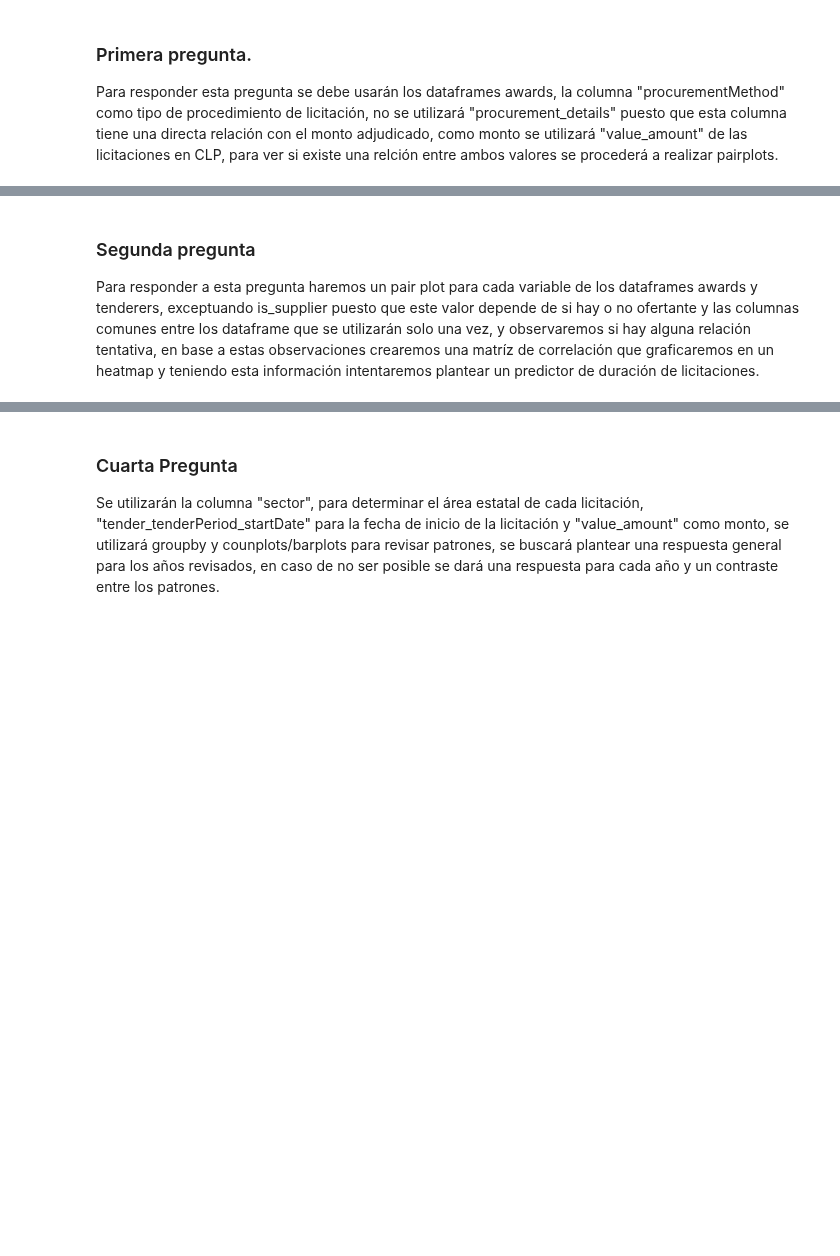
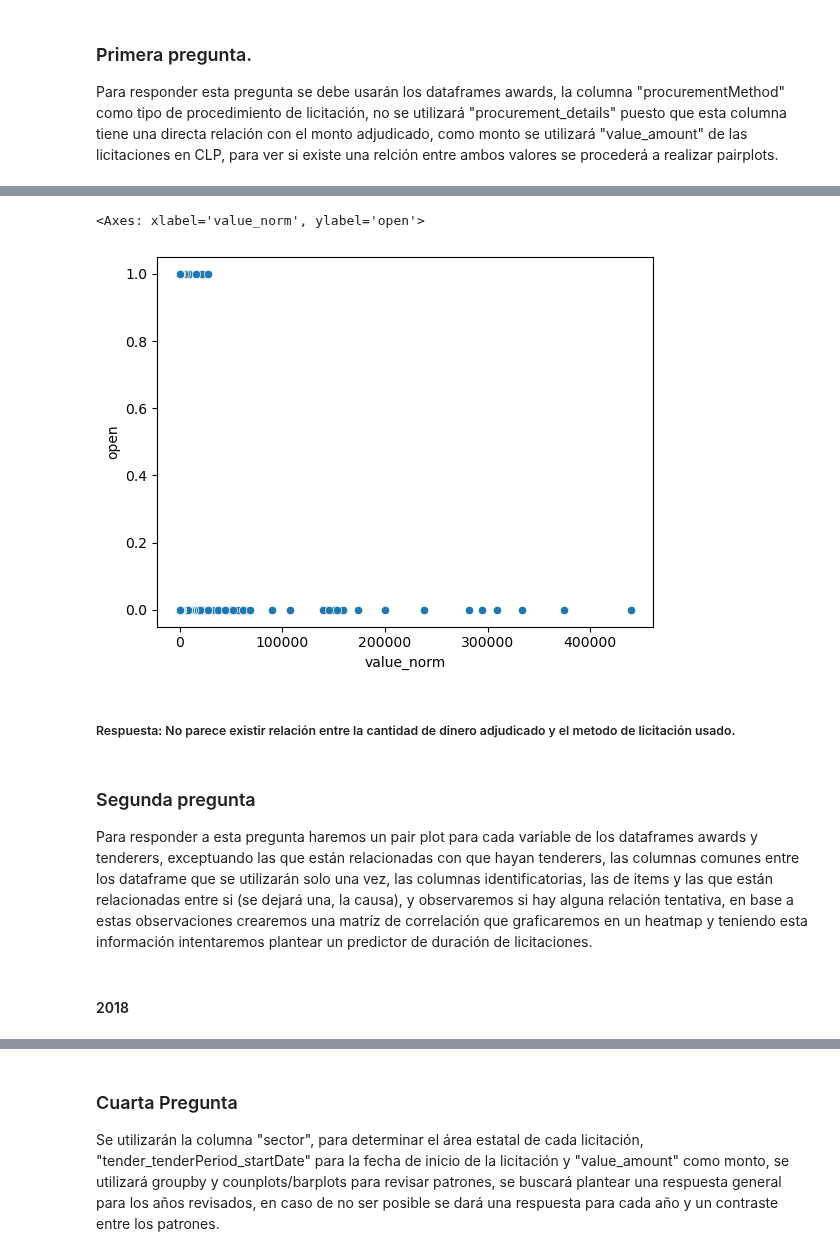
Before and after one commit to Camila-Rojas-05/Proyecto-IMT-2200-1-Grupo-14, a Jupyter notebook: Analisis_Respuestas.ipynb, the cells around one changed output, grey strips where cells are left out. Saved outputs shown, nothing was run; the diff lists cells and outputs as text; code cells hidden in the pictures; blank space fills up the shorter version.

```diff
--- a/Analisis_Respuestas.ipynb
+++ b/Analisis_Respuestas.ipynb
@@ -157,4 +102,27 @@ df_p1 = pd.concat([df_p1_2021, df_p1_2018])
+# %%
+df_p1_2021 = award_2021[["procurementMethod", "value_amount", "value_monetary_unit"]]
+df_p1_2021 = df_p1_2021.loc[df_p1_2021["value_monetary_unit"] == "CLP"]
+df_p1_2021 = df_p1_2021.dropna(subset=["value_amount"])
+dummy_2021 = pd.get_dummies(df_p1_2021["procurementMethod"])
+dummy_2021 = dummy_2021.map(lambda x: 0 if x == True else 1)
+df_p1_2021 = pd.concat([df_p1_2021, dummy_2021], axis=1)
+df_p1_2021["value_amount"] = df_p1_2021["value_amount"].map(lambda x: round(x))
+df_p1_2021.drop(columns=["value_monetary_unit"], inplace=True)
+# %%
+promedio_21 = df_p1_2021["open"].mean()
+covarianza_21 = df_p1_2021["value_amount"].cov(df_p1_2021["open"])
+# %%
+df_p1_2021["value_norm"] = (df_p1_2021["value_amount"] - promedio_21)/covarianza_21
+# %%
+sns.scatterplot(df_p1_2021, y="open", x="value_norm")
+# %% [output]
+<Axes: xlabel='value_norm', ylabel='open'>
+[figure, added]
+# %% [markdown]
+##### Respuesta: No parece existir relación entre la cantidad de dinero adjudicado y el metodo de licitación usado.
 # %% [markdown]
 ### Segunda pregunta
 
-Para responder a esta pregunta haremos un pair plot para cada variable de los dataframes awards y tenderers, exceptuando is_supplier puesto que este valor depende de si hay o no ofertante y las columnas comunes entre los dataframe que se utilizarán solo una vez, y observaremos si hay alguna relación tentativa, en base a estas observaciones crearemos una matríz de correlación que graficaremos en un heatmap y teniendo esta información intentaremos plantear un predictor de duración de licitaciones.
+Para responder a esta pregunta haremos un pair plot para cada variable de los dataframes awards y tenderers, exceptuando las que están relacionadas con que hayan tenderers, las columnas comunes entre los dataframe que se utilizarán solo una vez, las columnas identificatorias, las de items y las que están relacionadas entre si (se dejará una, la causa), y observaremos si hay alguna relación tentativa, en base a estas observaciones crearemos una matríz de correlación que graficaremos en un heatmap y teniendo esta información intentaremos plantear un predictor de duración de licitaciones.
+# %% [markdown]
+#### 2018
```
Also changed, not shown: parts of 70 cells of this notebook, 6 other files.
